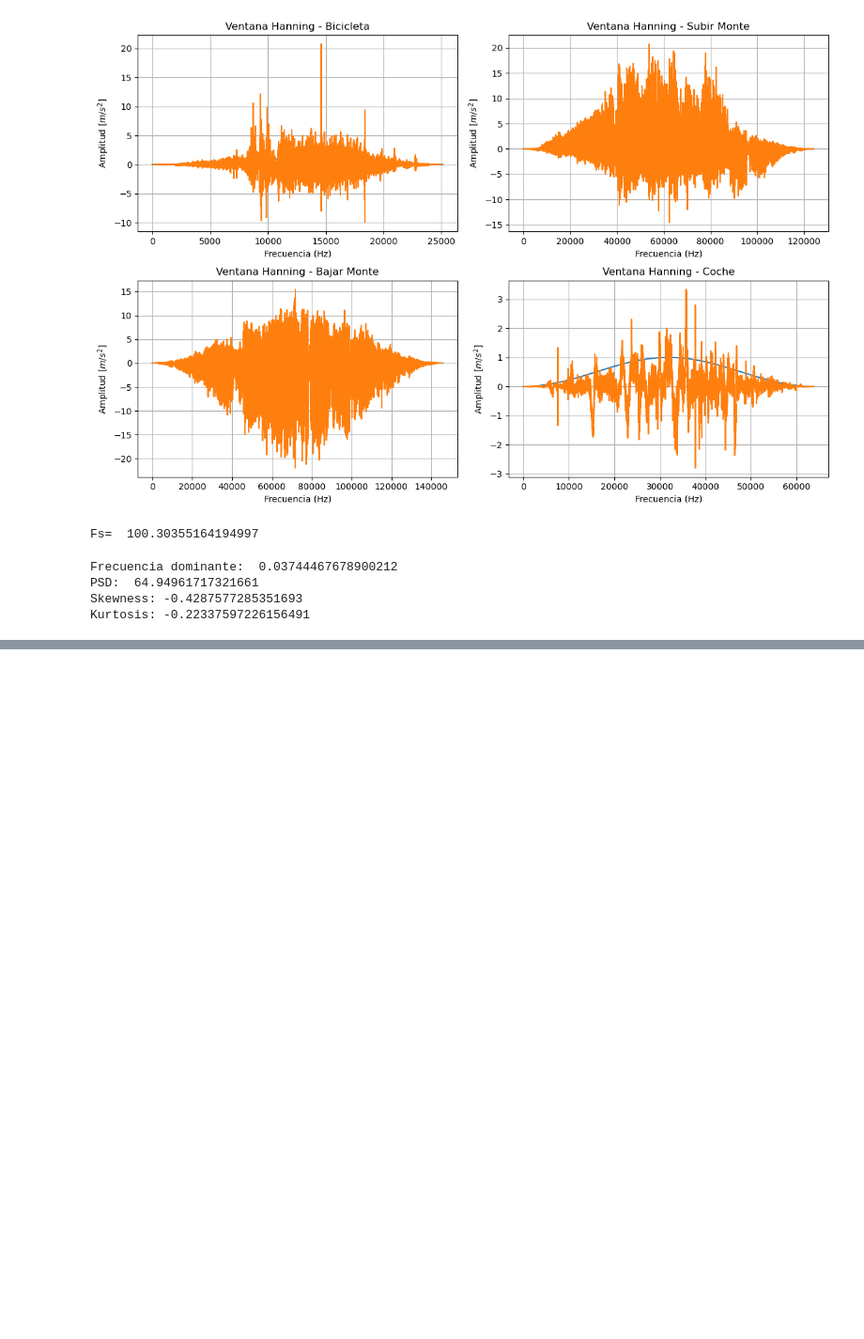
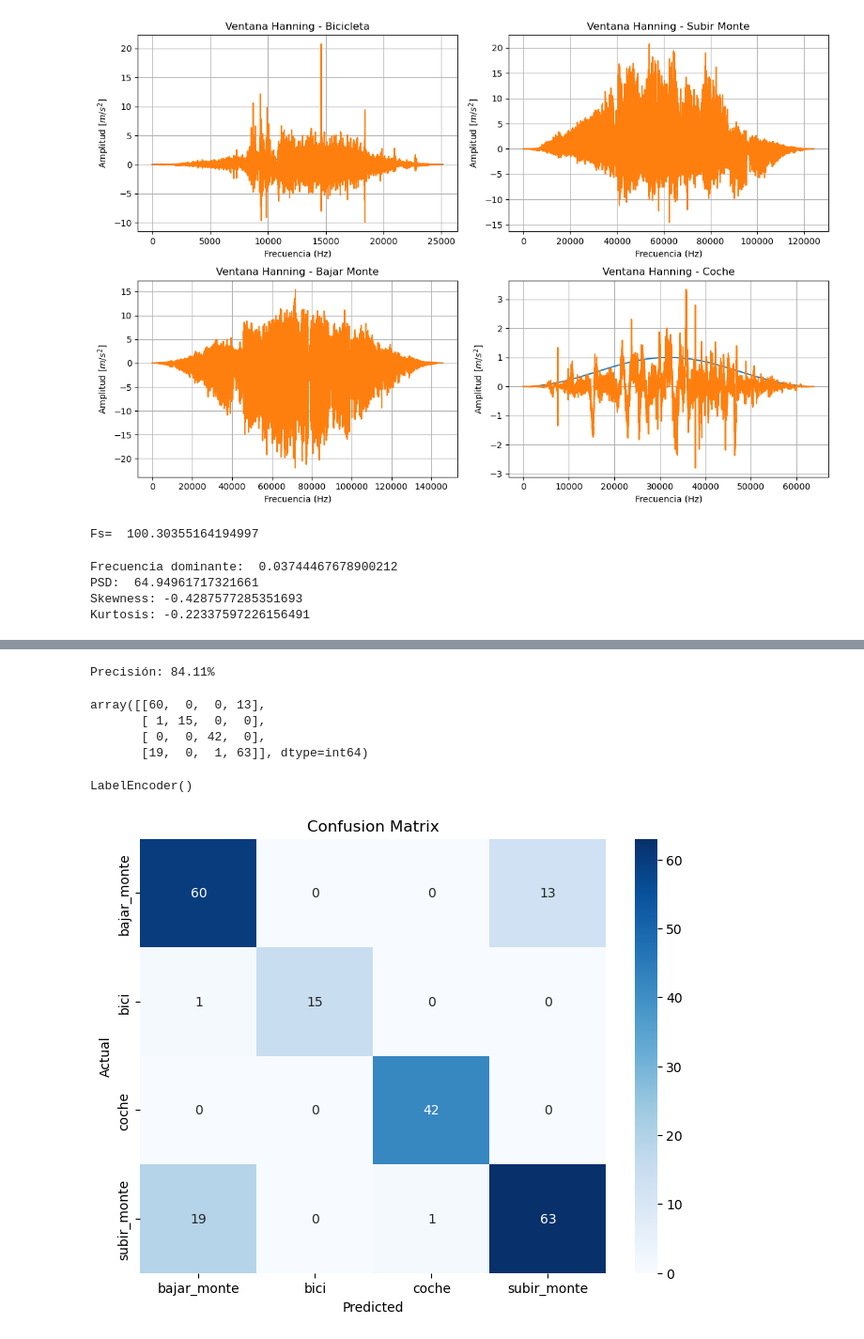
Before and after one commit to uunaii/Industria_R11, a Jupyter notebook: Code.ipynb, the cells around one changed output, grey strips where cells are left out. Shown at 94% size. Saved outputs shown, nothing was run; the diff lists cells and outputs as text; code cells hidden in the pictures; blank space fills up the shorter version.

```diff
--- a/Code.ipynb
+++ b/Code.ipynb
@@ -233,0 +237,57 @@ IndexError: single positional indexer is out-of-bounds
+# %%
+ # Usa AdaBoost para clasificar
+from sklearn.ensemble import AdaBoostClassifier
+from sklearn.model_selection import train_test_split
+from sklearn.metrics import accuracy_score, confusion_matrix
+from sklearn.preprocessing import LabelEncoder
+from sklearn.tree import DecisionTreeClassifier
+
+# Codifica las etiquetas
+le = LabelEncoder()
+df_frecuencial['clase'] = le.fit_transform(df_frecuencial['clase'])
+
+# Separa las características de la etiqueta
+X = df_frecuencial.drop('clase', axis=1)
+y = df_frecuencial['clase']
+
+# Separa los datos en entrenamiento y prueba
+X_train, X_test, y_train, y_test = train_test_split(X, y, test_size=0.3, random_state=57)
+
+# Entrena el modelo
+dt = RandomForestClassifier(n_estimators=300, random_state=44)
+ada = AdaBoostClassifier(base_estimator=dt, n_estimators=500, random_state=44)
+ada.fit(X_train, y_train)
+
+# Predice los datos de prueba
+y_pred = ada.predict(X_test)
+
+# Calcula la precisión
+accuracy = accuracy_score(y_test, y_pred)
+print(f'Precisión: {accuracy:.2%}')
+# %% [output]
+Precisión: 84.11%
+# %%
+# Matriz de confusión
+conf_matrix = confusion_matrix(y_test, y_pred)
+conf_matrix
+# %% [output]
+array([[60,  0,  0, 13],
+       [ 1, 15,  0,  0],
+       [ 0,  0, 42,  0],
+       [19,  0,  1, 63]], dtype=int64)
+# %%
+labelencoder_y
+# %% [output]
+LabelEncoder()
+# %%
+import seaborn as sns
+import matplotlib.pyplot as plt
+
+fig, ax = plt.subplots(figsize=(8, 6))
+sns.heatmap(conf_matrix, annot=True, cmap="Blues", fmt="d", xticklabels=labelencoder_y.classes_, yticklabels=labelencoder_y.classes_)
+plt.xlabel('Predicted')
+plt.ylabel('Actual')
+plt.title('Confusion Matrix')
+plt.show()
+# %% [output]
+[figure, added]
```
Also changed, not shown: parts of 13 cells of this notebook.
